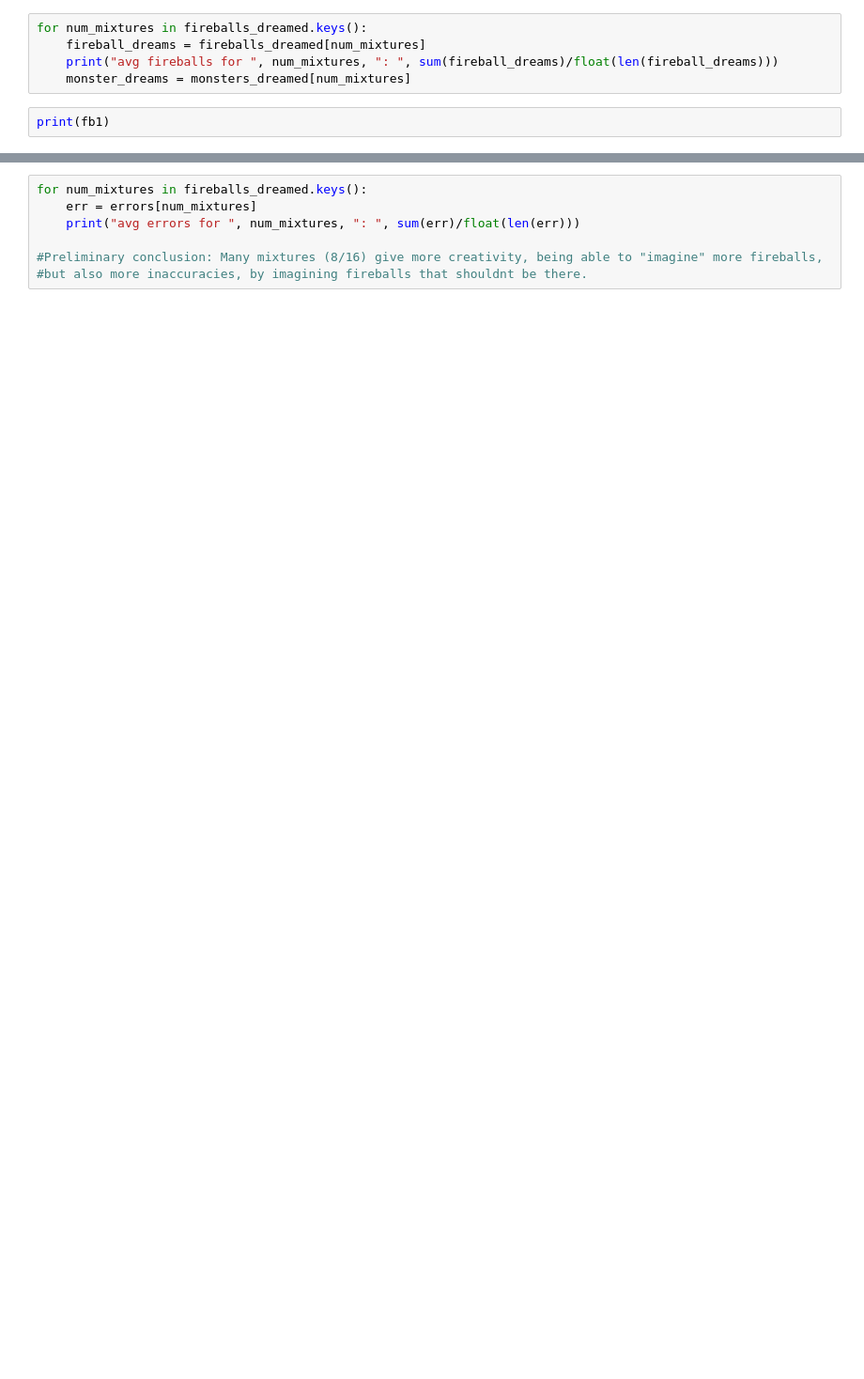
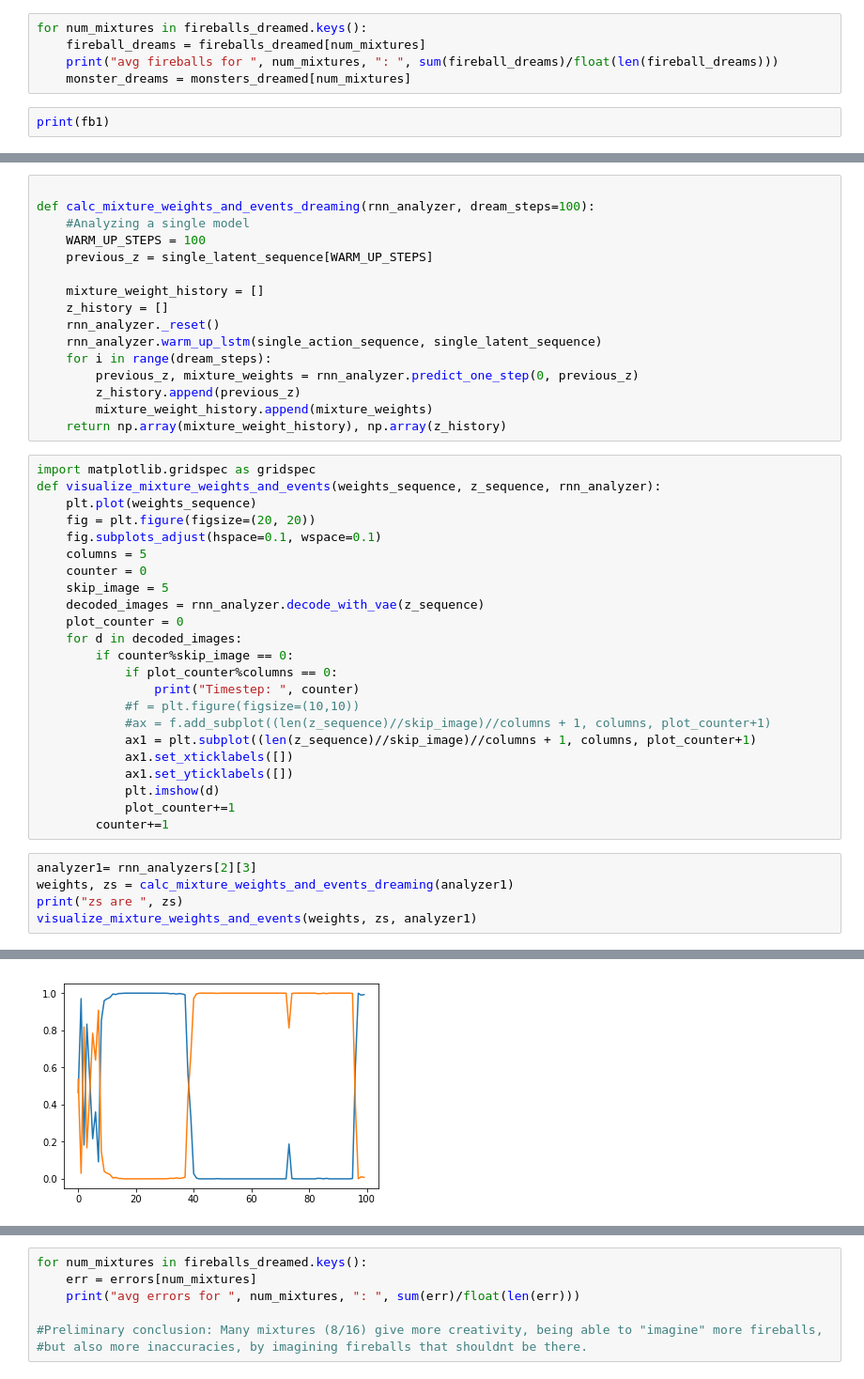
Before and after one commit to kaiolae/WorldModels, a Jupyter notebook: notebooks/Test Trained RNN.ipynb, the cells around one changed output, grey strips where cells are left out. Shown: that part at 94% size. Saved outputs shown, nothing was run; the diff lists cells and outputs as text; blank space fills up the shorter version.

Commit message:
Added a very useful notebook analyzing events corresponding to mixtures. Result: Clear correlation between explosion event and mixture!

```diff
--- a/notebooks/Test Trained RNN.ipynb
+++ b/notebooks/Test Trained RNN.ipynb
@@ -229,3 +266,48 @@ for i in range(NUM_STATISTICAL_TESTS):
 #Turning entries into dataframes, one for each treatment
 error_dataframes = pd.DataFrame(errors)
 print(error_dataframes)
+# %%
+
+def calc_mixture_weights_and_events_dreaming(rnn_analyzer, dream_steps=100):
+    #Analyzing a single model
+    WARM_UP_STEPS = 100
+    previous_z = single_latent_sequence[WARM_UP_STEPS]
+
+    mixture_weight_history = []
+    z_history = []
+    rnn_analyzer._reset()
+    rnn_analyzer.warm_up_lstm(single_action_sequence, single_latent_sequence)
+    for i in range(dream_steps):
+        previous_z, mixture_weights = rnn_analyzer.predict_one_step(0, previous_z)
+        z_history.append(previous_z)
+        mixture_weight_history.append(mixture_weights)
+    return np.array(mixture_weight_history), np.array(z_history)
+# %%
+import matplotlib.gridspec as gridspec
+def visualize_mixture_weights_and_events(weights_sequence, z_sequence, rnn_analyzer):
+    plt.plot(weights_sequence)
+    fig = plt.figure(figsize=(20, 20))
+    fig.subplots_adjust(hspace=0.1, wspace=0.1)
+    columns = 5
+    counter = 0
+    skip_image = 5
+    decoded_images = rnn_analyzer.decode_with_vae(z_sequence)
+    plot_counter = 0
+    for d in decoded_images:
+        if counter%skip_image == 0:
+            if plot_counter%columns == 0:
+                print("Timestep: ", counter)
+            #f = plt.figure(figsize=(10,10))
+            #ax = f.add_subplot((len(z_sequence)//skip_image)//columns + 1, columns, plot_counter+1)
+            ax1 = plt.subplot((len(z_sequence)//skip_image)//columns + 1, columns, plot_counter+1)
+            ax1.set_xticklabels([])
+            ax1.set_yticklabels([])
+            plt.imshow(d)
+            plot_counter+=1
+        counter+=1
+# %%
+analyzer1= rnn_analyzers[2][3]
+weights, zs = calc_mixture_weights_and_events_dreaming(analyzer1)
+print("zs are ", zs)
+visualize_mixture_weights_and_events(weights, zs, analyzer1)
+# %% [output]
@@ -231,0 +331 @@ print(error_dataframes)
+[figure, added]
```
Also changed, not shown: parts of 15 cells of this notebook, 6 other files.
